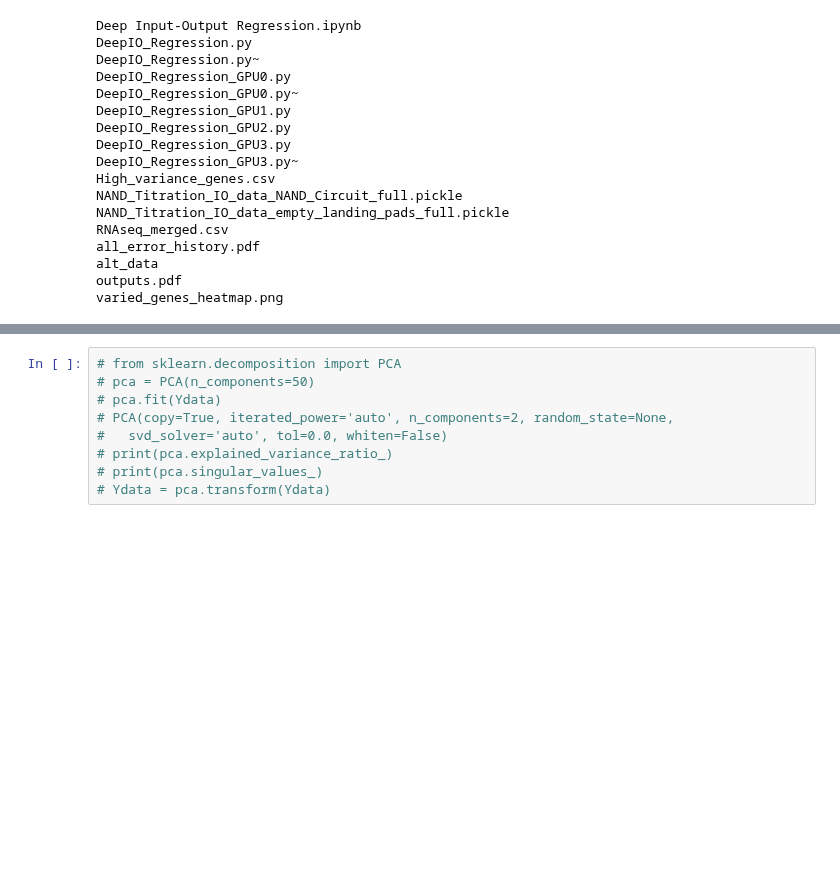
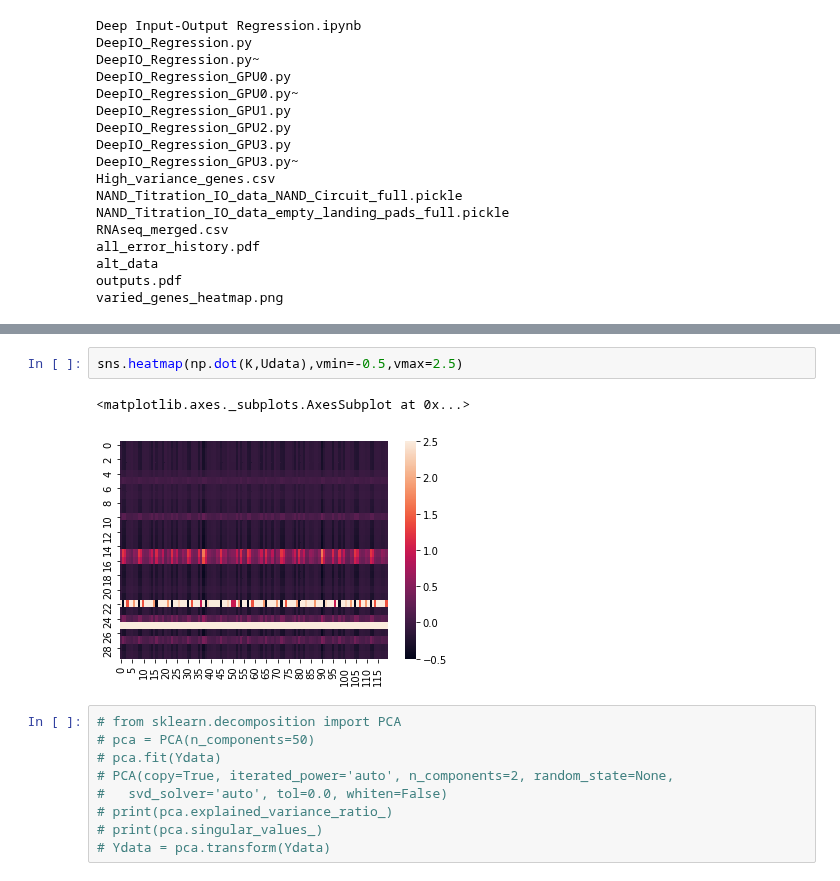
Before and after one commit to YeungRepo/darpa-sd2, a Jupyter notebook: IO_learning/Deep Input-Output Regression.ipynb, the cells around one changed output, grey strips where cells are left out. Cells and saved outputs as stored; diff of their text form; blank space fills up the shorter version.

```diff
--- a/IO_learning/Deep Input-Output Regression.ipynb
+++ b/IO_learning/Deep Input-Output Regression.ipynb
@@ -90,3 +101,8 @@ np.linalg.norm(Ydata - np.dot(K,Udata),ord=2)/np.linalg.norm(Ydata,ord=2)
+# %%
+sns.heatmap(np.dot(K,Udata),vmin=-0.5,vmax=2.5)
+# %% [output]
+<matplotlib.axes._subplots.AxesSubplot at 0x...>
+[figure, added]
 # %%
 # from sklearn.decomposition import PCA
 # pca = PCA(n_components=50)
```
Also changed, not shown: parts of 9 cells of this notebook, 2 other files.
